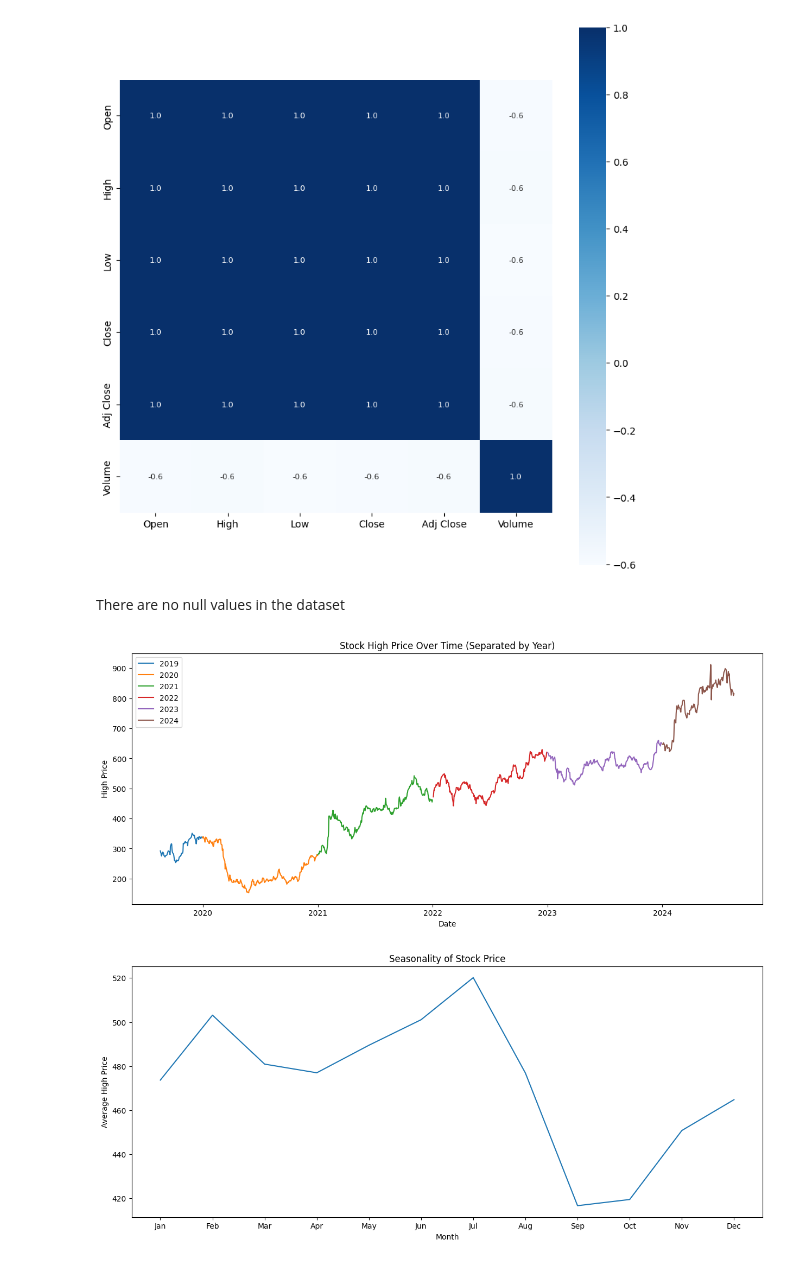
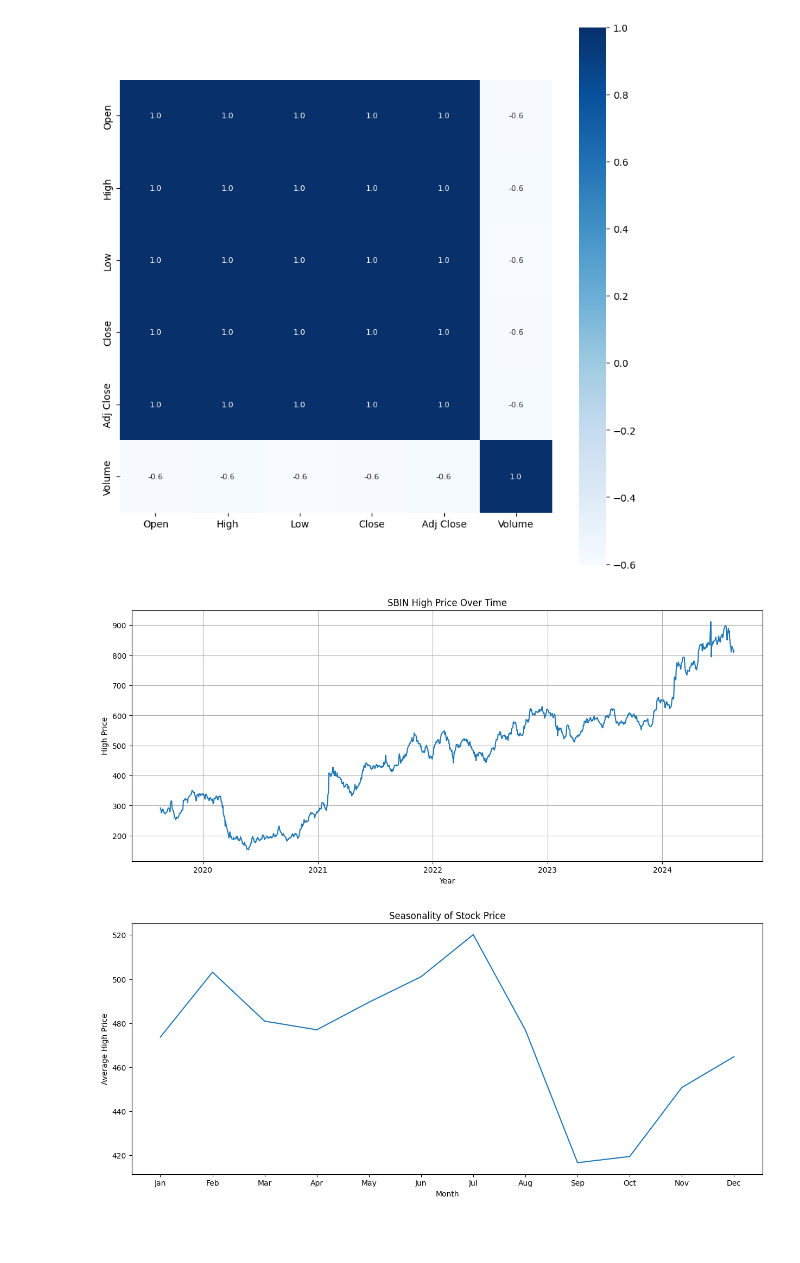
Before and after one commit to aksaurabh/Stock-Price---Time-Series-Analysis-, a Jupyter notebook: Stock_Price_Analysis.ipynb, the cells around one changed output. Saved outputs shown, nothing was run; the diff lists cells and outputs as text; code cells hidden in the pictures; blank space fills up the shorter version.

```diff
--- a/Stock_Price_Analysis.ipynb
+++ b/Stock_Price_Analysis.ipynb
@@ -73,20 +76,18 @@ sns.heatmap(correlation, cbar=True, square=True, fmt='.1f', annot=True, annot_kw
 # %% [output]
 <Axes: >
 [figure]
-# %% [markdown]
-There are no null values in the dataset
-# %%
-plt.figure(figsize=(15, 6))
-for year, group in df.groupby('Year'):
-    plt.plot(group.index, group['High'], label=year)
-
-plt.title('Stock High Price Over Time (Separated by Year)')
-plt.xlabel('Date')
-plt.ylabel('High Price')
-plt.legend()
-plt.show()
-# %% [output]
-[figure, removed]
+# %%
+# prompt: plot df high with year line
+
+plt.figure(figsize=(15, 6))
+plt.plot(df['High'])
+plt.xlabel('Year')
+plt.ylabel('High Price')
+plt.title('SBIN High Price Over Time')
+plt.grid(True)
+plt.show()
+# %% [output]
+[figure, added]
 # %%
 # Resample data to monthly frequency
 monthly_high = df['High'].resample('M').mean()
```
Also changed, not shown: parts of 8 cells of this notebook.
